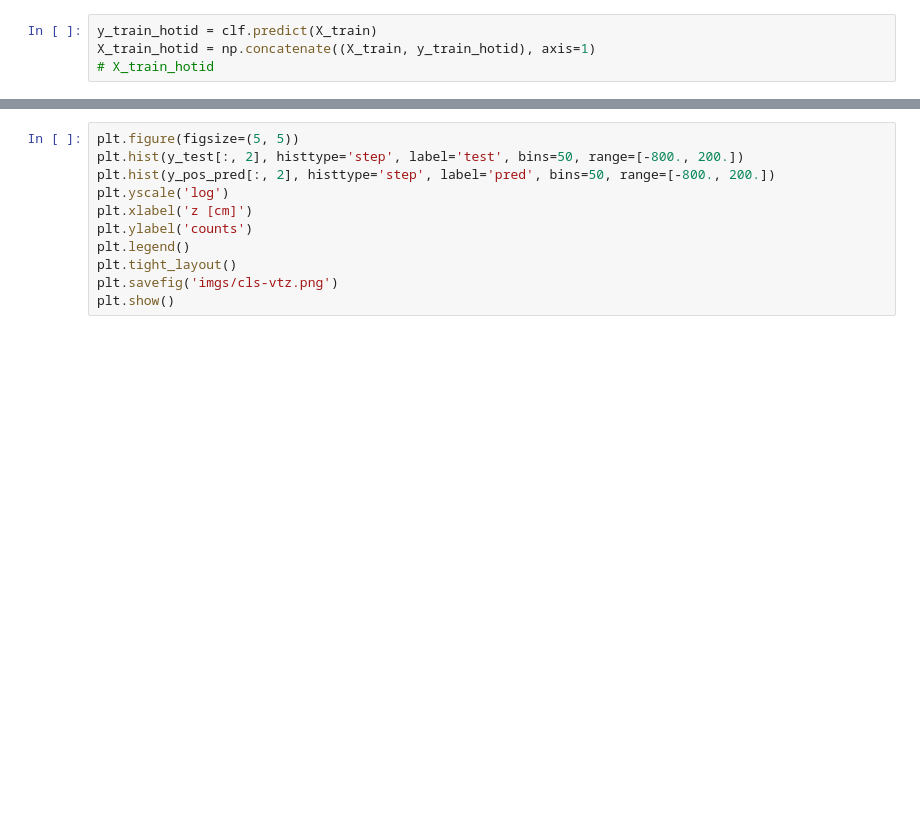
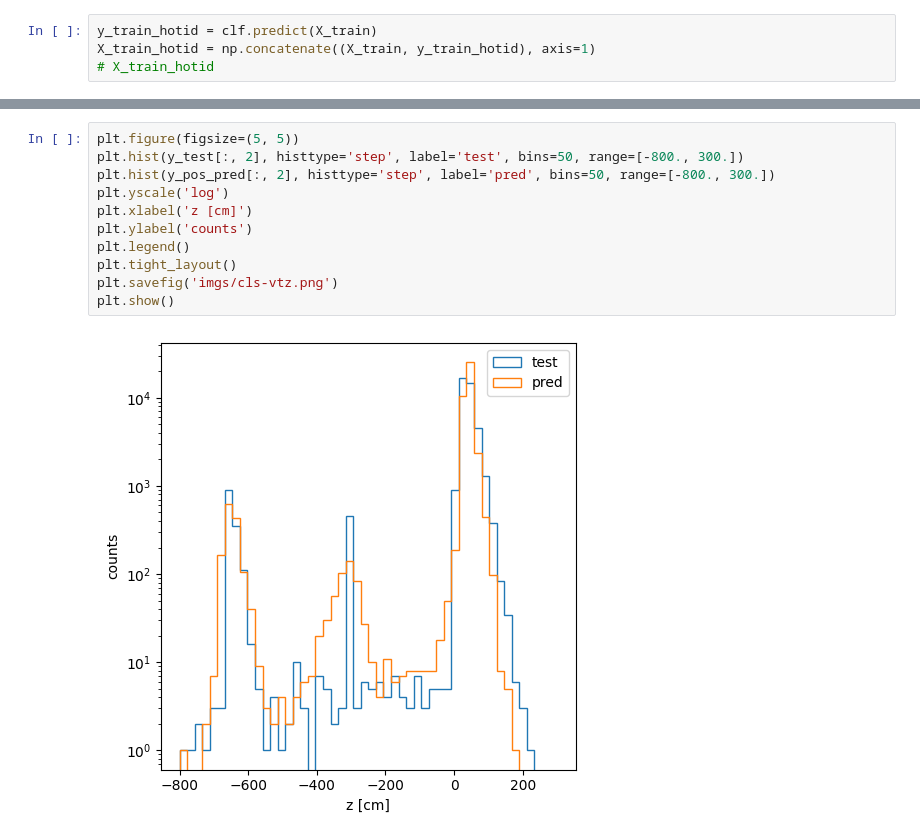
Before and after one commit to dinupa1/vertexML, a Jupyter notebook: sklearn-playground.ipynb, the cells around one changed output, grey strips where cells are left out. Drawn from its saved outputs; the diff is of its cells as text; blank space fills up the shorter version.

```diff
--- a/sklearn-playground.ipynb
+++ b/sklearn-playground.ipynb
@@ -115,14 +161,16 @@ plt.show()
 # %%
 plt.figure(figsize=(5, 5))
-plt.hist(y_test[:, 2], histtype='step', label='test', bins=50, range=[-800., 200.])
-plt.hist(y_pos_pred[:, 2], histtype='step', label='pred', bins=50, range=[-800., 200.])
+plt.hist(y_test[:, 2], histtype='step', label='test', bins=50, range=[-800., 300.])
+plt.hist(y_pos_pred[:, 2], histtype='step', label='pred', bins=50, range=[-800., 300.])
 plt.yscale('log')
 plt.xlabel('z [cm]')
 plt.ylabel('counts')
 plt.legend()
 plt.tight_layout()
 plt.savefig('imgs/cls-vtz.png')
 plt.show()
+# %% [output]
+[figure, added]
 # %%
 plt.figure(figsize=(5, 5))
 plt.hist(y_test[:, 3], histtype='step', label='test', bins=20, range=[-5., 5.])
```
Also changed, not shown: parts of 13 cells of this notebook.
